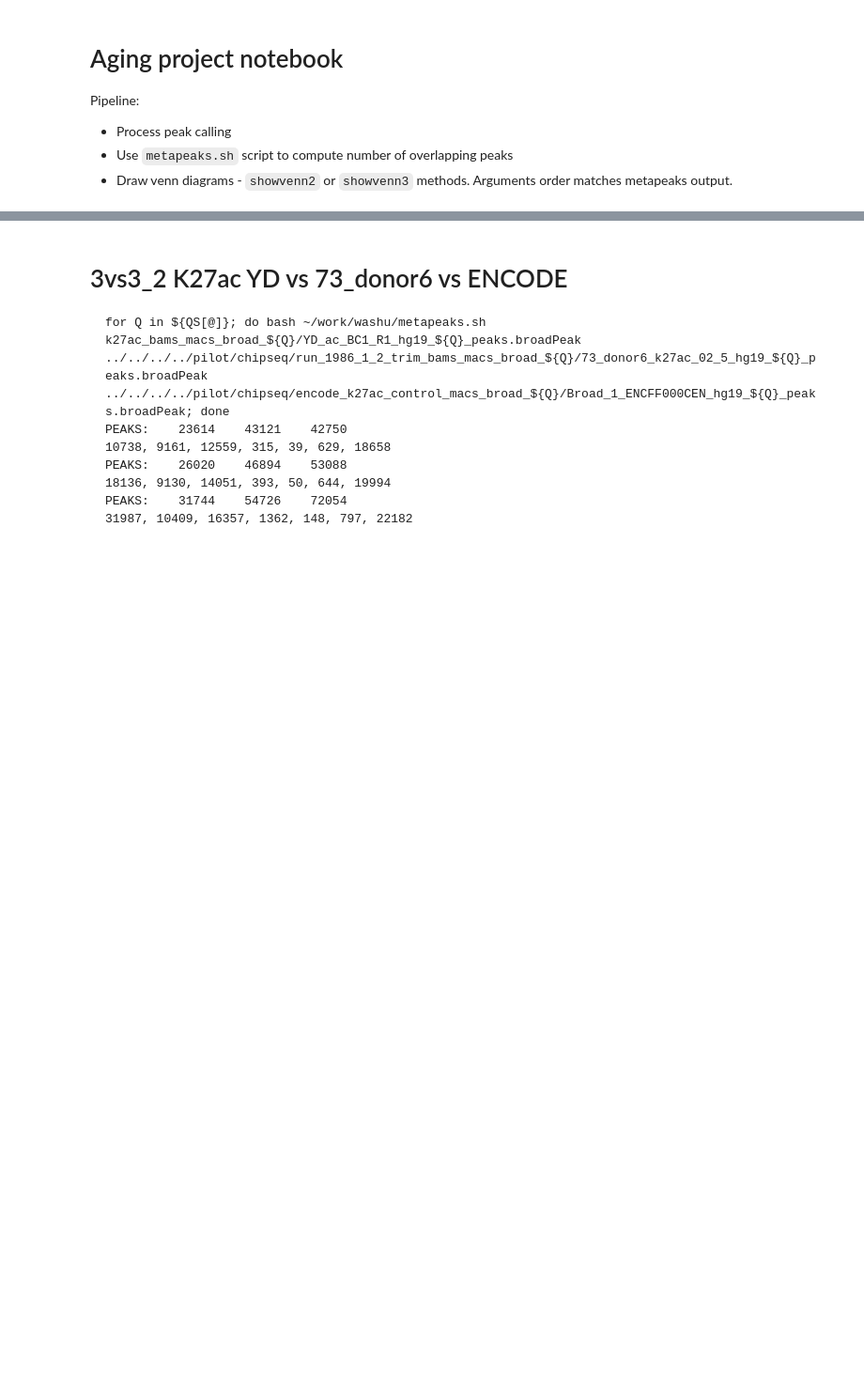
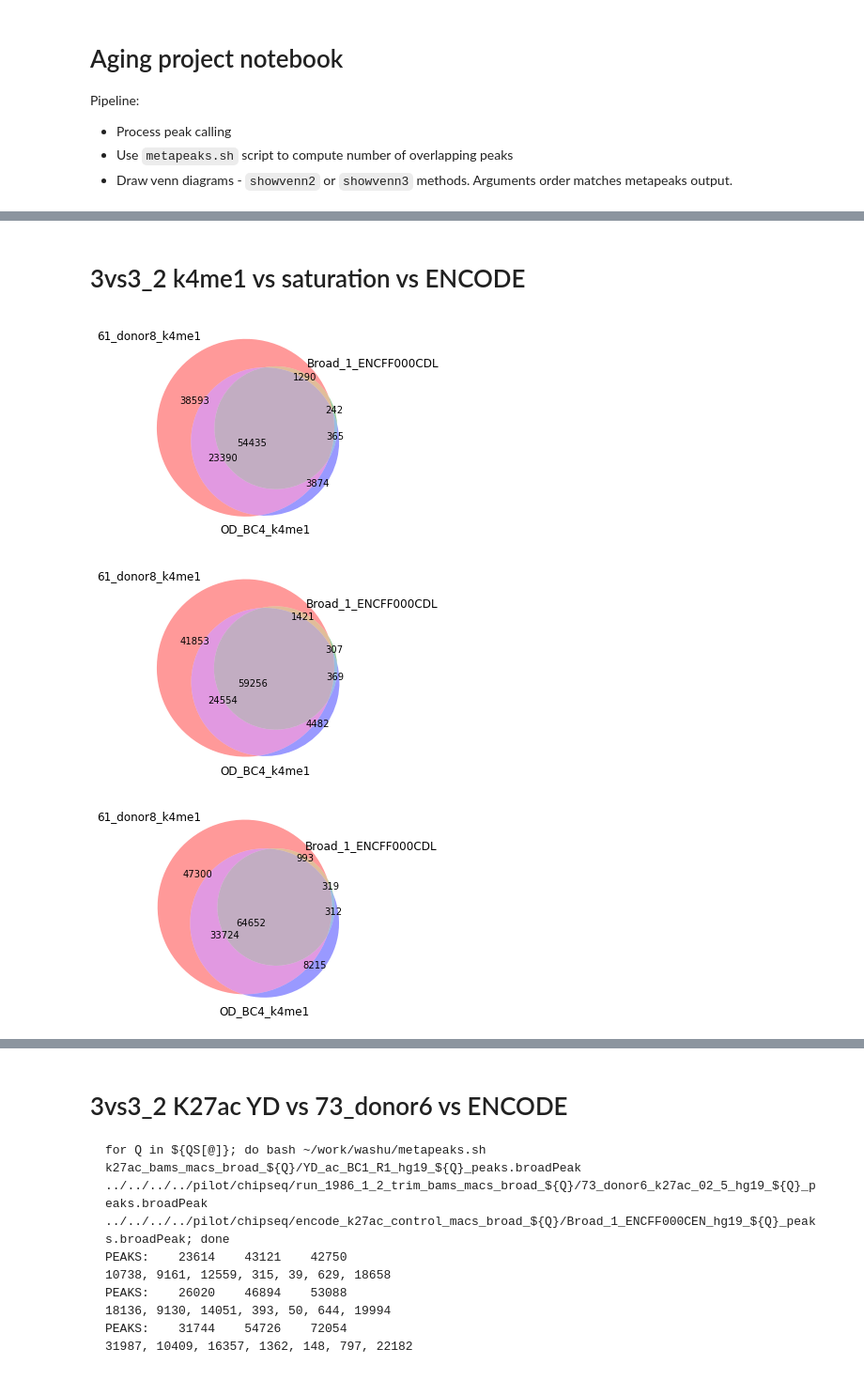
Before and after one commit to JetBrains-Research/washu, a Jupyter notebook: notebooks/chipseq_analysis.ipynb, the cells around one changed output, grey strips where cells are left out. Shown: that part at 94% size. Drawn from its saved outputs; the diff is of its cells as text; code cells hidden in the pictures; blank space fills up the shorter version.

```diff
--- a/notebooks/chipseq_analysis.ipynb
+++ b/notebooks/chipseq_analysis.ipynb
@@ -111,0 +41,17 @@ showvenn3('OD_ac_BC4_k27ac', 'OD_ac_BC5_k27ac', 'OD_ac_BC6_k27ac', 4925, 30448,
+# %% [markdown]
+# 3vs3_2 k4me1 vs saturation vs ENCODE
+# %%
+FOLDER='/Volumes/WD/scratch/artyomov_lab_aging/Y10OD10/chipseq/processed/3vs3_2/'
+PILOT='/Volumes/WD/scratch/artyomov_lab_aging/pilot/chipseq/'
+for Q in [0.001, 0.01, 0.1]:
+    metapeaks({'OD_BC4_k4me1': Bed(FOLDER +\
+"k4me1_bams_macs_broad_{0}/OD_BC4_R1_hg19_{0}_peaks.broadPeak".format(Q)),
+               '61_donor8_k4me1': Bed(PILOT +\
+"run_1916_1917_k4me1_bams_macs_broad_{0}/61_donor8_k4me1_5_hg19_{0}_peaks.broadPeak".format(Q)),
+               'Broad_1_ENCFF000CDL': Bed(PILOT +\
+"encode_k4me1_bams_macs_broad_{0}/Broad_1_ENCFF000CDL_hg19_{0}_peaks.broadPeak".format(Q))})
+    plt.show()
+# %% [output]
+[figure, added]
+[figure, added]
+[figure, added]
```
Also changed, not shown: parts of 15 cells of this notebook, 2 other files.
